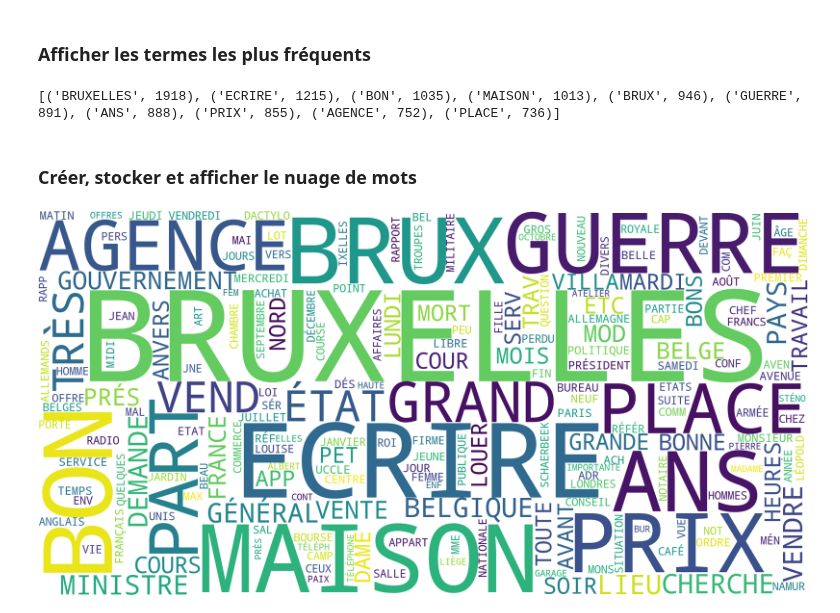
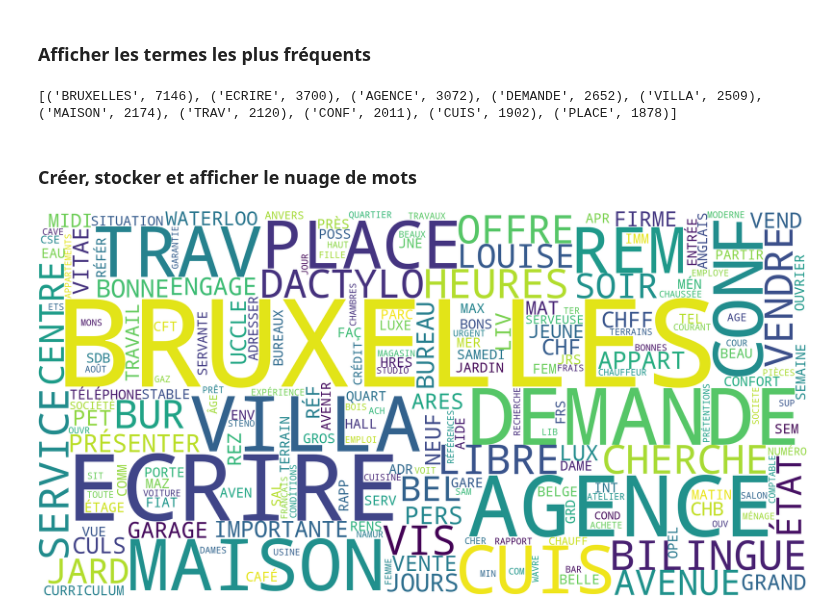
Before and after one commit to tdeganck/tac, a Jupyter notebook: tps/tp3/1960_wordcloud.ipynb, the cells around one changed output. Drawn from its saved outputs; the diff is of its cells as text; code cells hidden in the pictures.

Commit message:
wordcloud cluster 0

```diff
--- a/tps/tp3/1960_wordcloud.ipynb
+++ b/tps/tp3/1960_wordcloud.ipynb
@@ -39,6 +27,0 @@ len(txts)
-# %%
-# Stocker le contenu de ces fichiers dans une liste
-content_list = []
-for txt in txts:
-    with open(os.path.join(txt_path, txt), 'r', encoding='utf-8') as f:
-        content_list.append(f.read())
@@ -55,13 +27,0 @@ content_list[0][0:200]
-# %%
-# Ecrire tout le contenu dans un fichier temporaire
-temp_path = '../data/tmp'
-if not os.path.exists(temp_path):
-    os.mkdir(temp_path)
-with open(os.path.join(temp_path, f'{year}.txt'), 'w', encoding='utf-8') as f:
-    f.write(' '.join(content_list))
-# %%
-# Imprimer le contenu du fichier et constater les "déchets"
-with open(os.path.join(temp_path, f'{year}.txt'), 'r', encoding='utf-8') as f:
-    before = f.read()
-
-before[:500]
@@ -96,6 +56,6 @@ clean_text(year, folder=temp_path)
 # %%
 # Vérifier le résultat
-with open(os.path.join(temp_path, f'{year}_clean.txt'), 'r', encoding='utf-8') as f:
+with open(os.path.join(os.getcwd(), f'{cluster}_clean.txt'), 'r', encoding='utf-8') as f:
     after = f.read()
 
 after[:500]
@@ -109,12 +69,12 @@ after[:500]
 frequencies = Counter(after.split())
 print(frequencies.most_common(10))
 # %% [output]
-[('BRUXELLES', 1918), ('ECRIRE', 1215), ('BON', 1035), ('MAISON', 1013), ('BRUX', 946), ('GUERRE', 891), ('ANS', 888), ('PRIX', 855), ('AGENCE', 752), ('PLACE', 736)]
+[('BRUXELLES', 7146), ('ECRIRE', 3700), ('AGENCE', 3072), ('DEMANDE', 2652), ('VILLA', 2509), ('MAISON', 2174), ('TRAV', 2120), ('CONF', 2011), ('CUIS', 1902), ('PLACE', 1878)]
 # %% [markdown]
 ### Créer, stocker et afficher le nuage de mots
 # %%
 cloud = WordCloud(width=2000, height=1000, background_color='white').generate_from_frequencies(frequencies)
-cloud.to_file(os.path.join(temp_path, f"{year}.png"))
-Image(filename=os.path.join(temp_path, f"{year}.png"))
+cloud.to_file(os.path.join(temp_path, f"{cluster}.png"))
+Image(filename=os.path.join(temp_path, f"{cluster}.png"))
 # %% [output]
-[figure, old version]
+[figure, new version]
```
Also changed, not shown: parts of 12 cells of this notebook, 2 other files.
